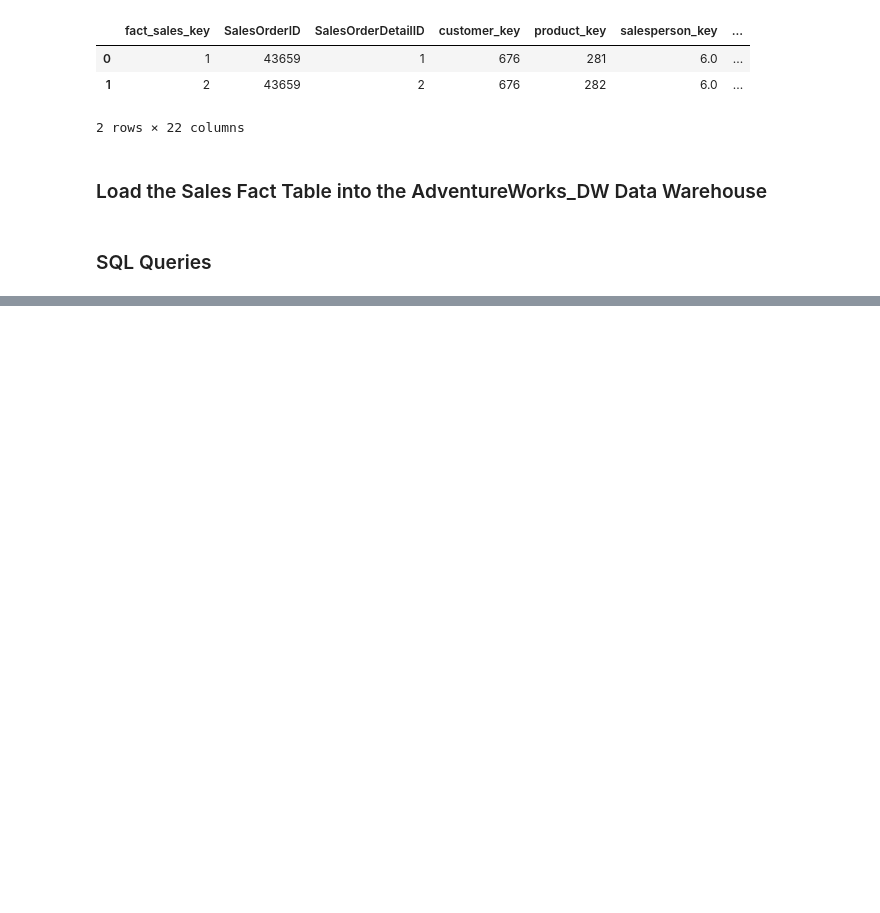
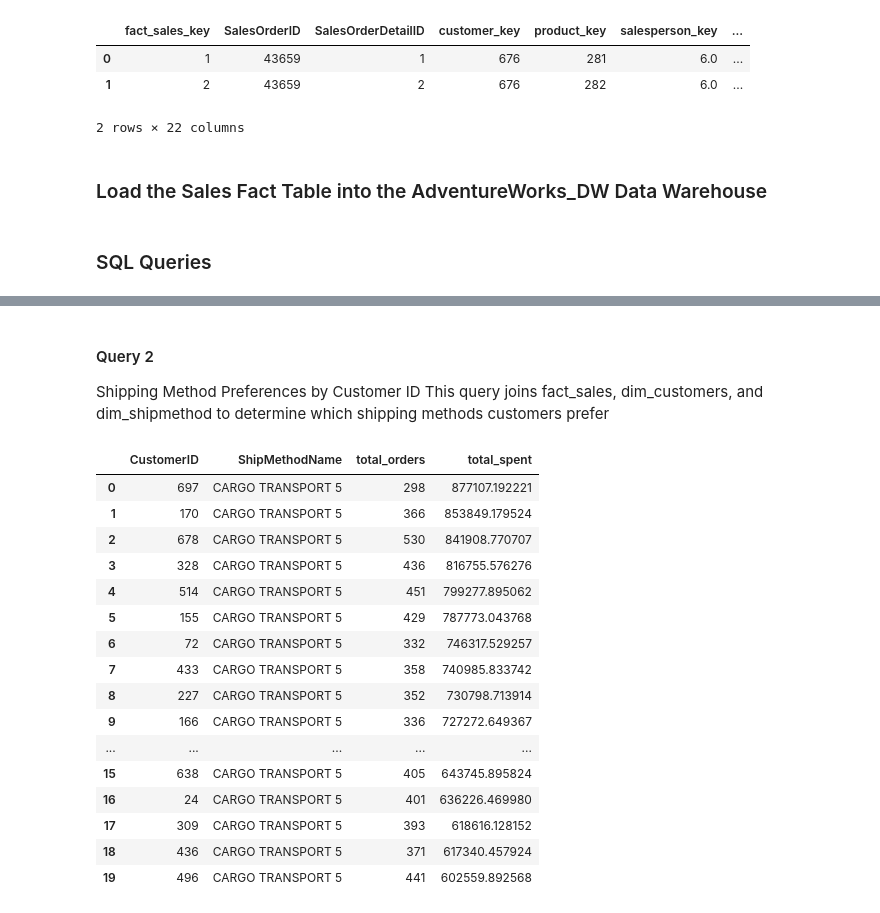
Before and after one commit to briceh87/DS2002_Project_Part_1, a Jupyter notebook: project_part1 (1).ipynb, the cells around one changed output, grey strips where cells are left out. Saved outputs shown, nothing was run; the diff lists cells and outputs as text; code cells hidden in the pictures; blank space fills up the shorter version.

Commit message:
edited second sql query

```diff
--- a/project_part1 (1).ipynb
+++ b/project_part1 (1).ipynb
@@ -545,0 +585,40 @@ set_dataframe(user_id, pwd, host_name, dst_dbname, df_fact_sales, table_name, pr
+# %% [markdown]
+#### Query 2
+Shipping Method Preferences by Customer ID
+This query joins fact_sales, dim_customers, and dim_shipmethod to determine which shipping methods customers prefer
+# %%
+sql_test2 = """
+    SELECT
+        c.CustomerID,
+        sm.Name AS ShipMethodName,
+        COUNT(fs.SalesOrderID) AS total_orders,
+        SUM(fs.LineTotal) AS total_spent
+    FROM `{0}`.fact_sales AS fs
+    JOIN `{0}`.dim_customers AS c
+    ON fs.customer_key = c.customer_key
+    JOIN `{0}`.dim_shipmethod AS sm
+    ON fs.shipmethod_key = sm.shipmethod_key
+    GROUP BY c.CustomerID, sm.Name
+    ORDER BY total_spent DESC;
+""".format(dst_dbname)
+
+df_test = get_dataframe(user_id, pwd, host_name, src_dbname, sql_test2)
+df_test.head(20)
+# %% [output]
+|  | CustomerID | ShipMethodName | total_orders | total_spent |
+| 0 | 697 | CARGO TRANSPORT 5 | 298 | 877107.192221 |
+| 1 | 170 | CARGO TRANSPORT 5 | 366 | 853849.179524 |
+| 2 | 678 | CARGO TRANSPORT 5 | 530 | 841908.770707 |
+| 3 | 328 | CARGO TRANSPORT 5 | 436 | 816755.576276 |
+| 4 | 514 | CARGO TRANSPORT 5 | 451 | 799277.895062 |
+| 5 | 155 | CARGO TRANSPORT 5 | 429 | 787773.043768 |
+| 6 | 72 | CARGO TRANSPORT 5 | 332 | 746317.529257 |
+| 7 | 433 | CARGO TRANSPORT 5 | 358 | 740985.833742 |
+| 8 | 227 | CARGO TRANSPORT 5 | 352 | 730798.713914 |
+| 9 | 166 | CARGO TRANSPORT 5 | 336 | 727272.649367 |
+| ... | ... | ... | ... | ... |
+| 15 | 638 | CARGO TRANSPORT 5 | 405 | 643745.895824 |
+| 16 | 24 | CARGO TRANSPORT 5 | 401 | 636226.469980 |
+| 17 | 309 | CARGO TRANSPORT 5 | 393 | 618616.128152 |
+| 18 | 436 | CARGO TRANSPORT 5 | 371 | 617340.457924 |
+| 19 | 496 | CARGO TRANSPORT 5 | 441 | 602559.892568 |
```
Also changed, not shown: parts of 3 cells of this notebook.
